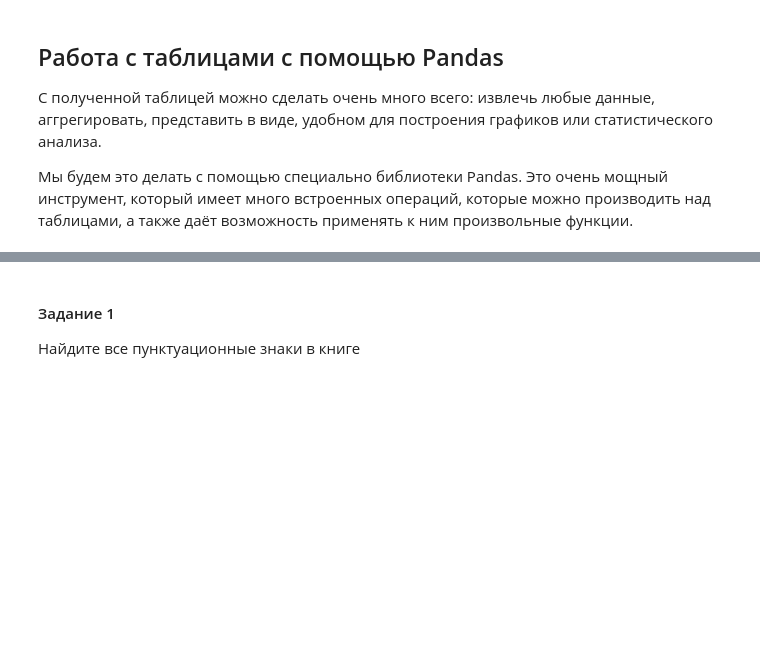
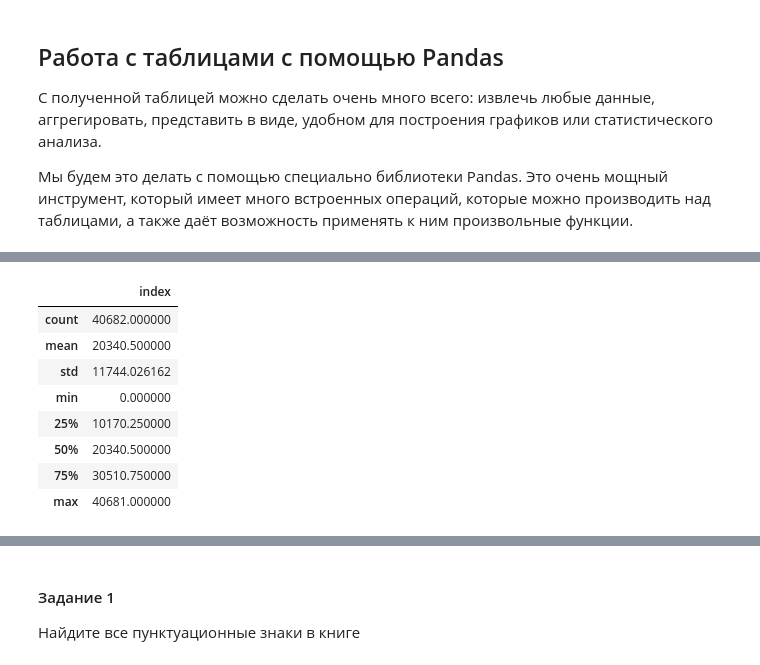
Before and after one commit to alekseyst/text_analysis_2025, a Jupyter notebook: Practical_4/Practical_4_CreatingCorpus.ipynb, the cells around one changed output, grey strips where cells are left out. Cells and saved outputs as stored; diff of their text form; code cells hidden in the pictures; blank space fills up the shorter version.

```diff
--- a/Practical_4/Practical_4_CreatingCorpus.ipynb
+++ b/Practical_4/Practical_4_CreatingCorpus.ipynb
@@ -131,0 +156,14 @@ alice_by_word = pd.read_csv(alice_link, sep='\t')
+# %%
+#Суммируем информацию по численным параметрам таблицы
+
+aliсe_by_word.describe()
+# %% [output]
+|  | index |
+| count | 40682.000000 |
+| mean | 20340.500000 |
+| std | 11744.026162 |
+| min | 0.000000 |
+| 25% | 10170.250000 |
+| 50% | 20340.500000 |
+| 75% | 30510.750000 |
+| max | 40681.000000 |
```
Also changed, not shown: parts of 22 cells of this notebook, 1 other file.
